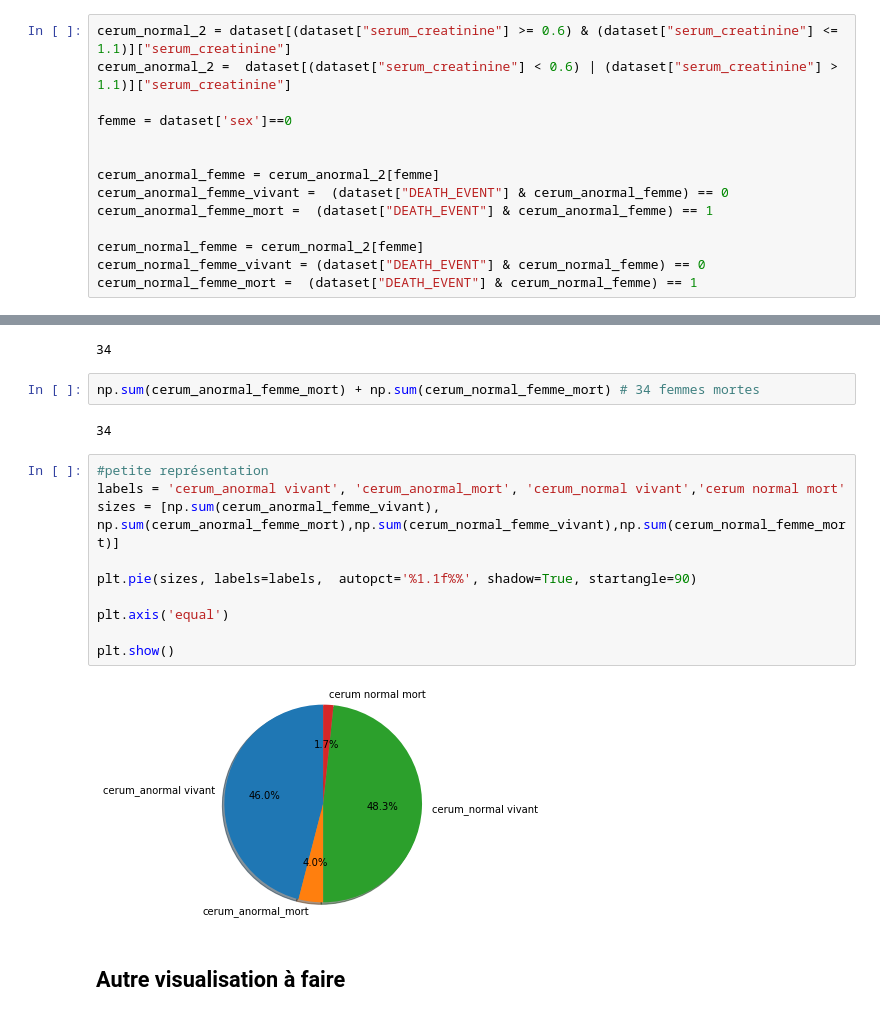
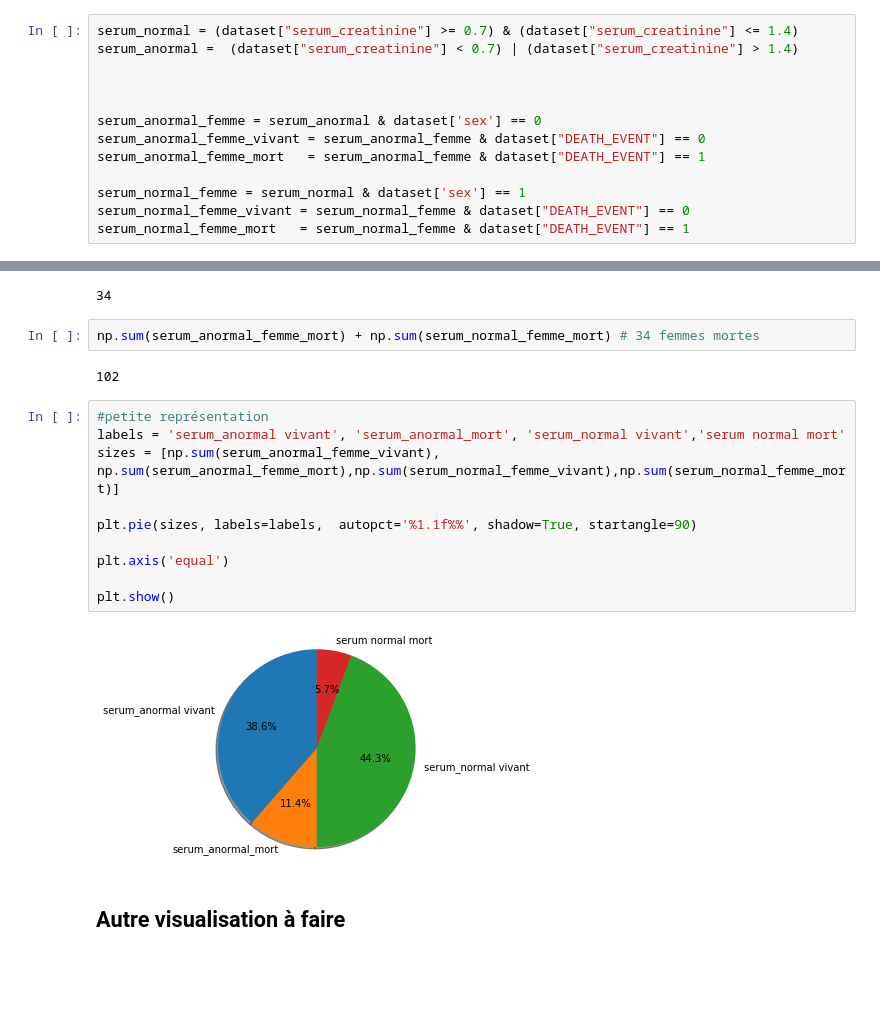
Before and after one commit to ragnvr/IAS_heart_failure, a Jupyter notebook: heart_failure.ipynb, the cells around one changed output, grey strips where cells are left out. Saved outputs shown, nothing was run; the diff lists cells and outputs as text; blank space fills up the shorter version.

Commit message:
serum qui marche

```diff
--- a/heart_failure.ipynb
+++ b/heart_failure.ipynb
@@ -425,39 +426,38 @@ plt.show()
 # %% [markdown]
 -0.6 à 1.1 mg/dl pour la femme
 # %%
-cerum_normal_2 = dataset[(dataset["serum_creatinine"] >= 0.6) & (dataset["serum_creatinine"] <= 1.1)]["serum_creatinine"]
-cerum_anormal_2 =  dataset[(dataset["serum_creatinine"] < 0.6) | (dataset["serum_creatinine"] > 1.1)]["serum_creatinine"]
-
-femme = dataset['sex']==0
+serum_normal = (dataset["serum_creatinine"] >= 0.7) & (dataset["serum_creatinine"] <= 1.4)
+serum_anormal =  (dataset["serum_creatinine"] < 0.7) | (dataset["serum_creatinine"] > 1.4)
 
 
-cerum_anormal_femme = cerum_anormal_2[femme]
-cerum_anormal_femme_vivant =  (dataset["DEATH_EVENT"] & cerum_anormal_femme) == 0
-cerum_anormal_femme_mort =  (dataset["DEATH_EVENT"] & cerum_anormal_femme) == 1
 
-cerum_normal_femme = cerum_normal_2[femme]
-cerum_normal_femme_vivant = (dataset["DEATH_EVENT"] & cerum_normal_femme) == 0
-cerum_normal_femme_mort =  (dataset["DEATH_EVENT"] & cerum_normal_femme) == 1
+serum_anormal_femme = serum_anormal & dataset['sex'] == 0
+serum_anormal_femme_vivant = serum_anormal_femme & dataset["DEATH_EVENT"] == 0
+serum_anormal_femme_mort   = serum_anormal_femme & dataset["DEATH_EVENT"] == 1
+
+serum_normal_femme = serum_normal & dataset['sex'] == 1
+serum_normal_femme_vivant = serum_normal_femme & dataset["DEATH_EVENT"] == 0
+serum_normal_femme_mort   = serum_normal_femme & dataset["DEATH_EVENT"] == 1
 # %%
 np.sum(dataset["DEATH_EVENT"][femme])   # 34  femmes mortes au total
 # %% [output]
 34
 # %%
-np.sum(cerum_anormal_femme_mort) + np.sum(cerum_normal_femme_mort) # 34 femmes mortes
+np.sum(serum_anormal_femme_mort) + np.sum(serum_normal_femme_mort) # 34 femmes mortes
 # %% [output]
-34
+102
 # %%
 #petite représentation
-labels = 'cerum_anormal vivant', 'cerum_anormal_mort', 'cerum_normal vivant','cerum normal mort'
-sizes = [np.sum(cerum_anormal_femme_vivant), np.sum(cerum_anormal_femme_mort),np.sum(cerum_normal_femme_vivant),np.sum(cerum_normal_femme_mort)]
+labels = 'serum_anormal vivant', 'serum_anormal_mort', 'serum_normal vivant','serum normal mort'
+sizes = [np.sum(serum_anormal_femme_vivant), np.sum(serum_anormal_femme_mort),np.sum(serum_normal_femme_vivant),np.sum(serum_normal_femme_mort)]
 
 plt.pie(sizes, labels=labels,  autopct='%1.1f%%', shadow=True, startangle=90)
 
 plt.axis('equal')
 
 plt.show()
 # %% [output]
-[figure, old version]
+[figure, new version]
 # %% [markdown]
 <h2>Autre visualisation à faire </h2>
 # %%
```
Also changed, not shown: parts of 27 cells of this notebook.
